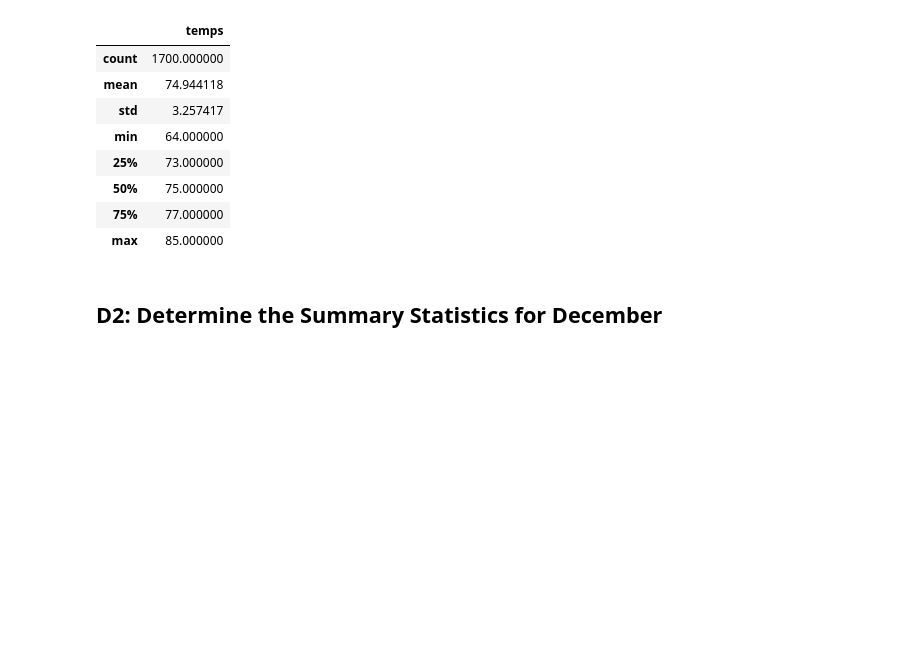
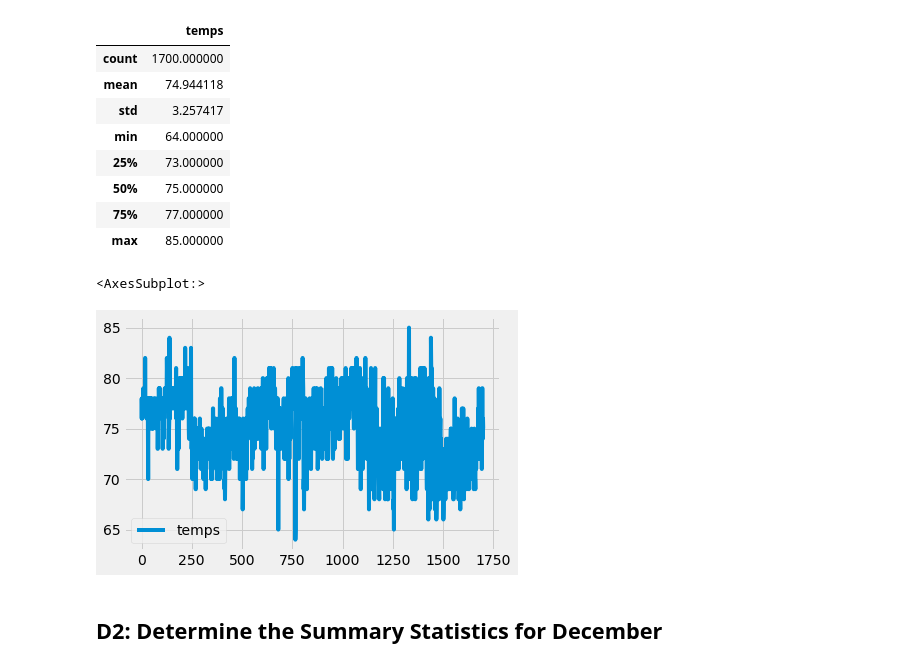
Before and after one commit to jwolfe27/Surfs_Up, a Jupyter notebook: SurfsUp_Challenge.ipynb, the cells around one changed output. Drawn from its saved outputs; the diff is of its cells as text; code cells hidden in the pictures; blank space fills up the shorter version.

```diff
--- a/SurfsUp_Challenge.ipynb
+++ b/SurfsUp_Challenge.ipynb
@@ -76,6 +76,11 @@ june_temps_df.describe()
 | 50% | 75.000000 |
 | 75% | 77.000000 |
 | max | 85.000000 |
+# %%
+june_temps_df.plot()
+# %% [output]
+<AxesSubplot:>
+[figure, added]
 # %% [markdown]
 ## D2: Determine the Summary Statistics for December
 # %%
```
Also changed, not shown: parts of 4 cells of this notebook, 4 other files.
